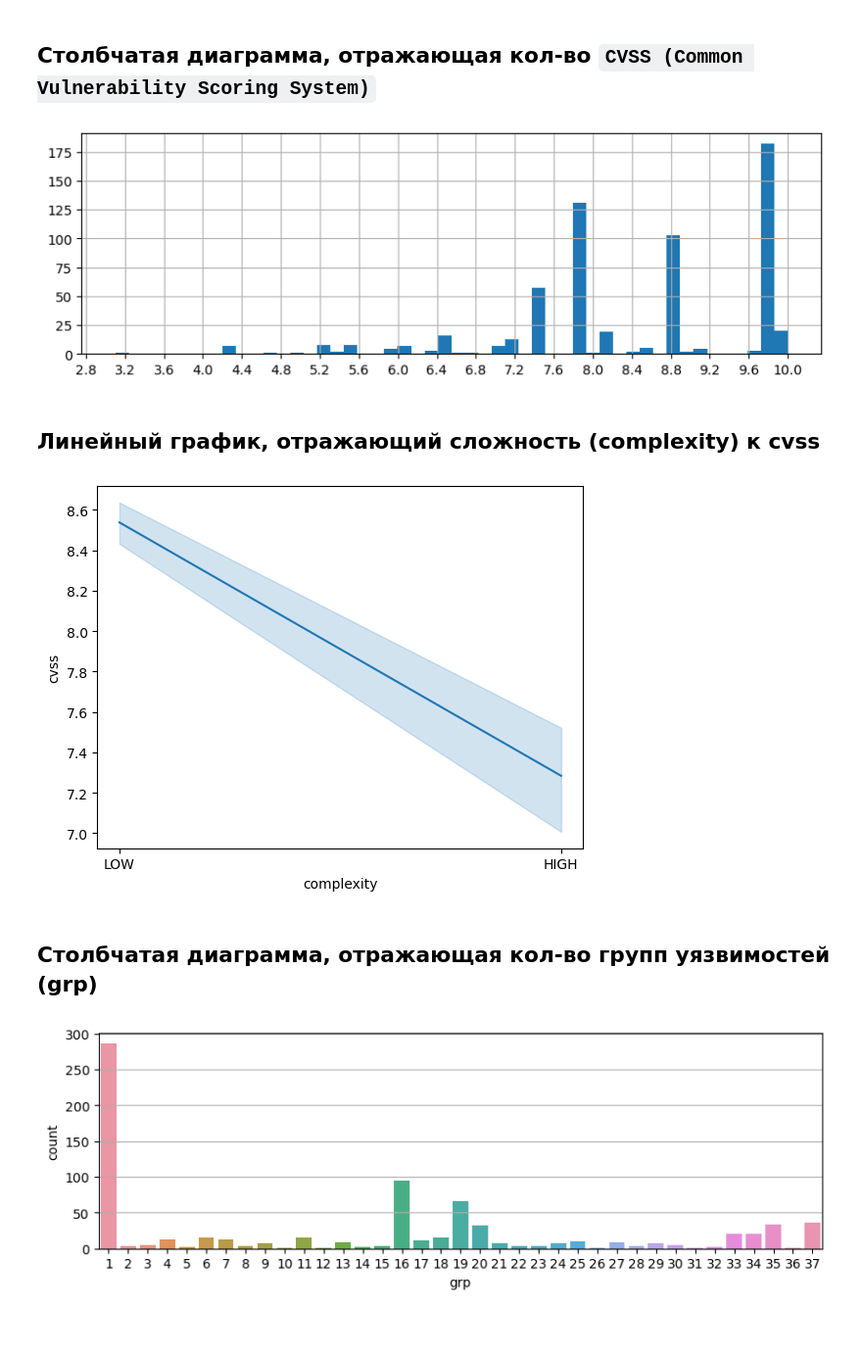
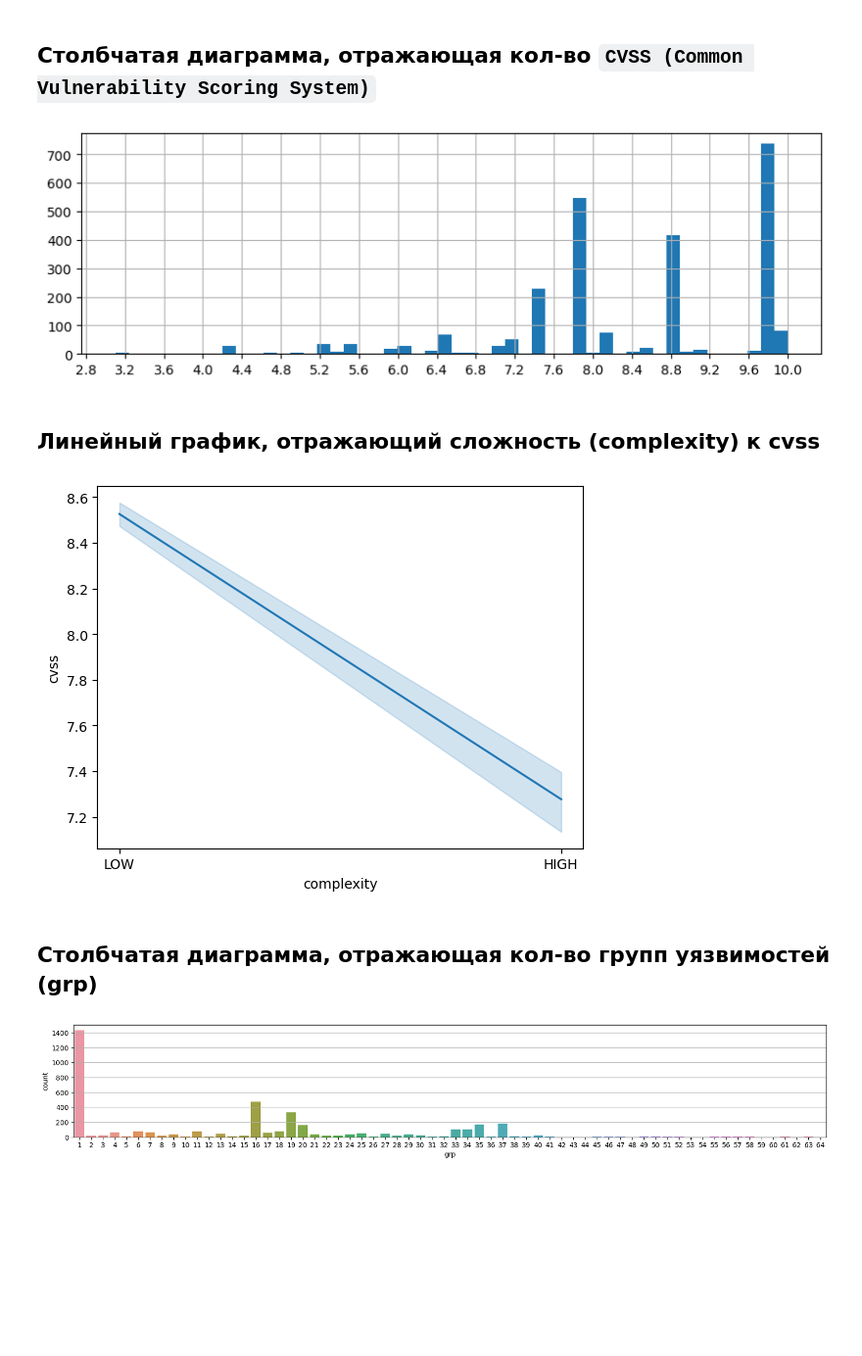
Before and after one commit to yourProgrammist/DSIS, a Jupyter notebook: DSIS homework.ipynb, the cells around one changed output. Shown at 98% size. Saved outputs shown, nothing was run; the diff lists cells and outputs as text; code cells hidden in the pictures; blank space fills up the shorter version.

```diff
--- a/DSIS homework.ipynb
+++ b/DSIS homework.ipynb
@@ -9,7 +53,13 @@ from matplotlib.ticker import MultipleLocator, FixedLocator
 # %% [markdown]
 # Считывание данных, демонстрация первых 5-ти записей
 # %%
+path = "/home/kirillosin/Desktop/databases"
 data = pd.read_csv('/home/kirillosin/Downloads/2022-06-08-enriched.csv')
+filenames = glob.glob(path + "/*.csv")
+dfs = []
+for _ in filenames:
+    dfs.append(pd.read_csv(_))
+data = pd.concat(dfs, ignore_index=True)
 data.head()
 # %% [output]
 |  | cve_id | vendor_project | product | vulnerability_name | date_added | short_description | required_action | ... |
@@ -124,22 +142,22 @@ ax.grid()
 line1 = ax.hist(data['cvss'], 50)
 ax.xaxis.set_major_locator(MultipleLocator(base=0.4))
 # %% [output]
-[figure, old version]
+[figure, new version]
 # %% [markdown]
 ## Линейный график, отражающий сложность (complexity) к cvss
 # %%
 x = sns.lineplot(data=data, x="complexity", y="cvss")
 # %% [output]
-[figure, old version]
+[figure, new version]
 # %% [markdown]
 ## Столбчатая диаграмма, отражающая кол-во групп уязвимостей (grp)
 # %%
-fig = plt.figure(figsize=(10, 3))
+fig = plt.figure(figsize=(20, 3))
 ax = fig.add_subplot()
 ax.grid()
 graph = sns.countplot(x='grp', data=data)
 # %% [output]
-[figure, old version]
+[figure, new version]
 # %% [markdown]
 ##
 # %% [markdown]
```
Also changed, not shown: parts of 19 cells of this notebook, 1 other file.
